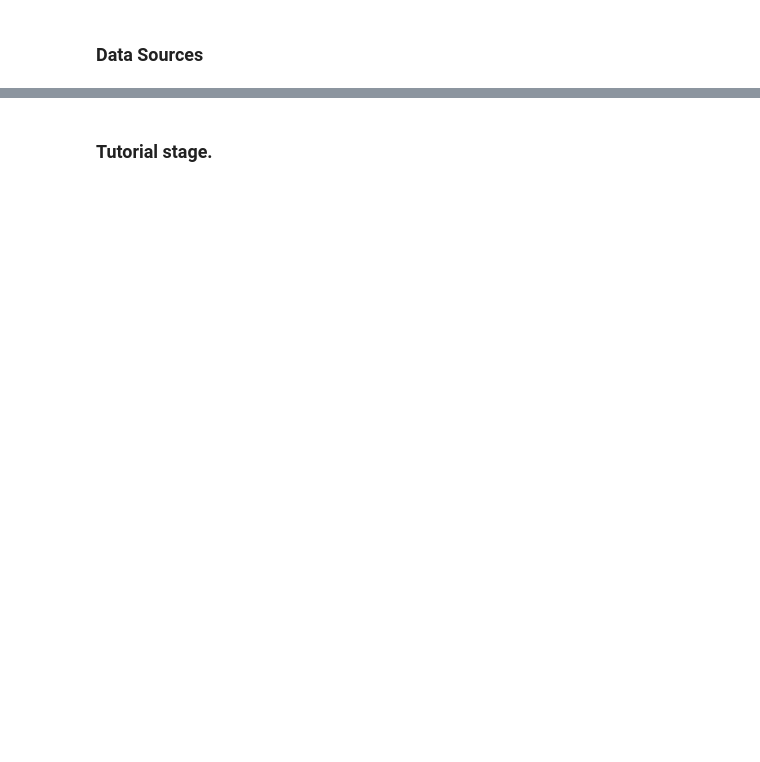
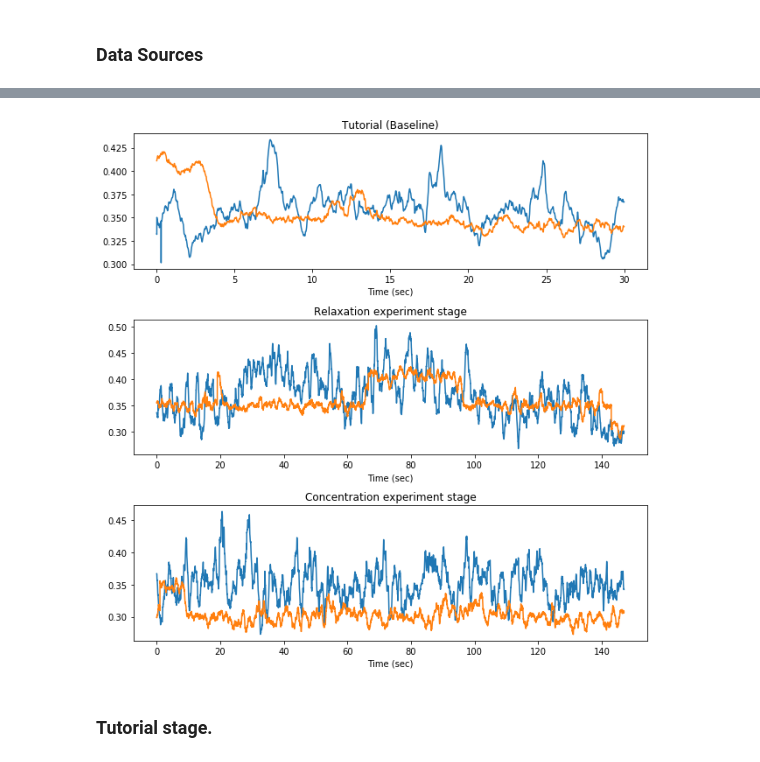
Before and after one commit to VessoVit/neurosignalAnalaysis, a Jupyter notebook: vvThesisExperiment.ipynb, the cells around one changed output, grey strips where cells are left out. Drawn from its saved outputs; the diff is of its cells as text; code cells hidden in the pictures; blank space fills up the shorter version.

```diff
--- a/vvThesisExperiment.ipynb
+++ b/vvThesisExperiment.ipynb
@@ -29,2 +60,31 @@ ct1 = dTutorial.ix[:,:20]
+# %%
+tt_sec = np.arange(len(ct1['SumAlpha'])) / 250.0
+tee_sec = np.arange(len(dr1['Alpha'])) / 250.0
+te_sec = np.arange(len(dc1['Sum Alpha'])) / 250.0
+
+plt.figure(figsize=(9,9))
+
+plt.subplot(3,1,1)
+plt.title("Tutorial (Baseline)")
+plt.plot(tt_sec, ct1['SumAlpha']/9)
+plt.plot(tt_sec, ct1['SumBeta']/9)
+plt.xlabel("Time (sec)")
+
+plt.subplot(3,1,2)
+plt.title("Relaxation experiment stage")
+plt.plot(tee_sec, dr1['Alpha'])
+plt.plot(tee_sec, dr1['Beta'])
+plt.xlabel("Time (sec)")
+
+plt.subplot(3,1,3)
+plt.title("Concentration experiment stage")
+plt.plot(te_sec, dc1['Sum Alpha']/9)
+plt.plot(te_sec, dc1['Sum Beta']/9)
+plt.xlabel("Time (sec)")
+
+plt.tight_layout()
+plt.show();
+# %% [output]
+[figure, added]
 # %% [markdown]
 ### Tutorial stage.
```
Also changed, not shown: parts of 39 cells of this notebook, 7 other files.
